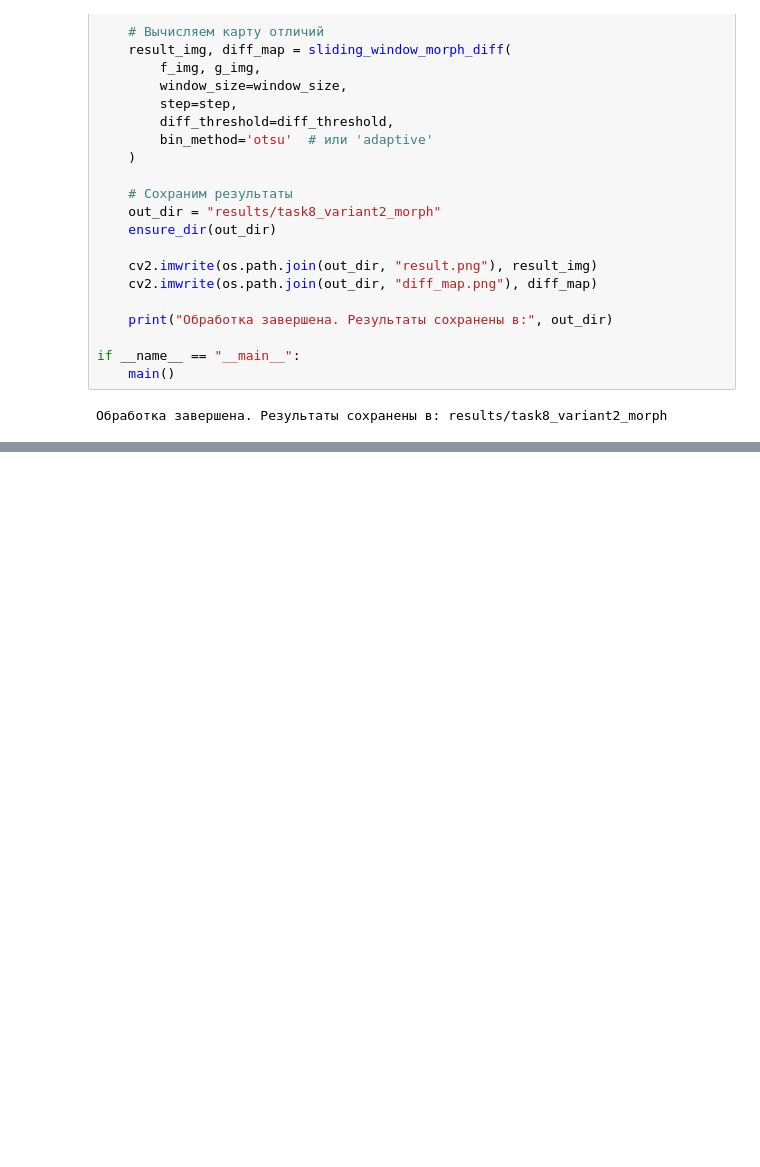
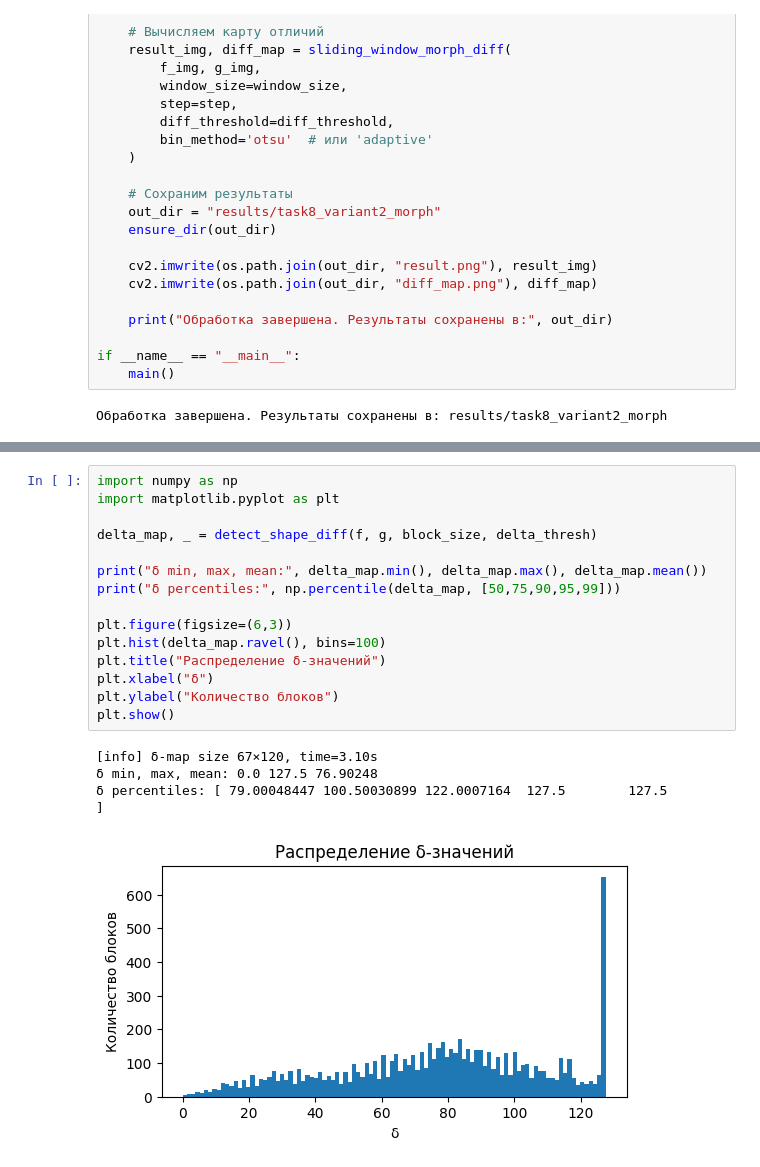
Before and after one commit to daniel-cosmetologist/balakin-2025, a Jupyter notebook: task-8 (2 вариант)/main.ipynb, the cells around one changed output, grey strips where cells are left out. Cells and saved outputs as stored; diff of their text form; blank space fills up the shorter version.

```diff
--- a/task-8 (2 вариант)/main.ipynb
+++ b/task-8 (2 вариант)/main.ipynb
@@ -142,0 +249,20 @@ if __name__ == "__main__":
+# %%
+import numpy as np
+import matplotlib.pyplot as plt
+
+delta_map, _ = detect_shape_diff(f, g, block_size, delta_thresh)
+
+print("δ min, max, mean:", delta_map.min(), delta_map.max(), delta_map.mean())
+print("δ percentiles:", np.percentile(delta_map, [50,75,90,95,99]))
+
+plt.figure(figsize=(6,3))
+plt.hist(delta_map.ravel(), bins=100)
+plt.title("Распределение δ-значений")
+plt.xlabel("δ")
+plt.ylabel("Количество блоков")
+plt.show()
+# %% [output]
+[info] δ‑map size 67×120, time=3.10s
+δ min, max, mean: 0.0 127.5 76.90248
+δ percentiles: [ 79.00048447 100.50030899 122.0007164  127.5        127.5       ]
+[figure, added]
```
Also changed, not shown: parts of 1 cell of this notebook, 26 other files.
